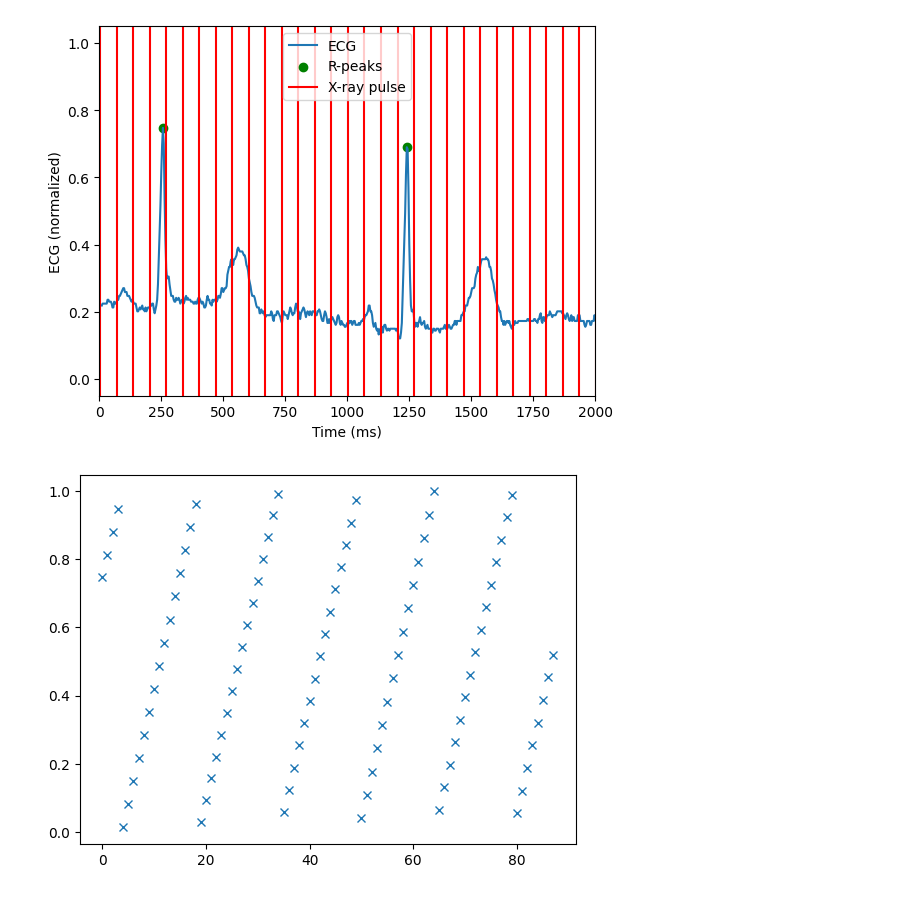
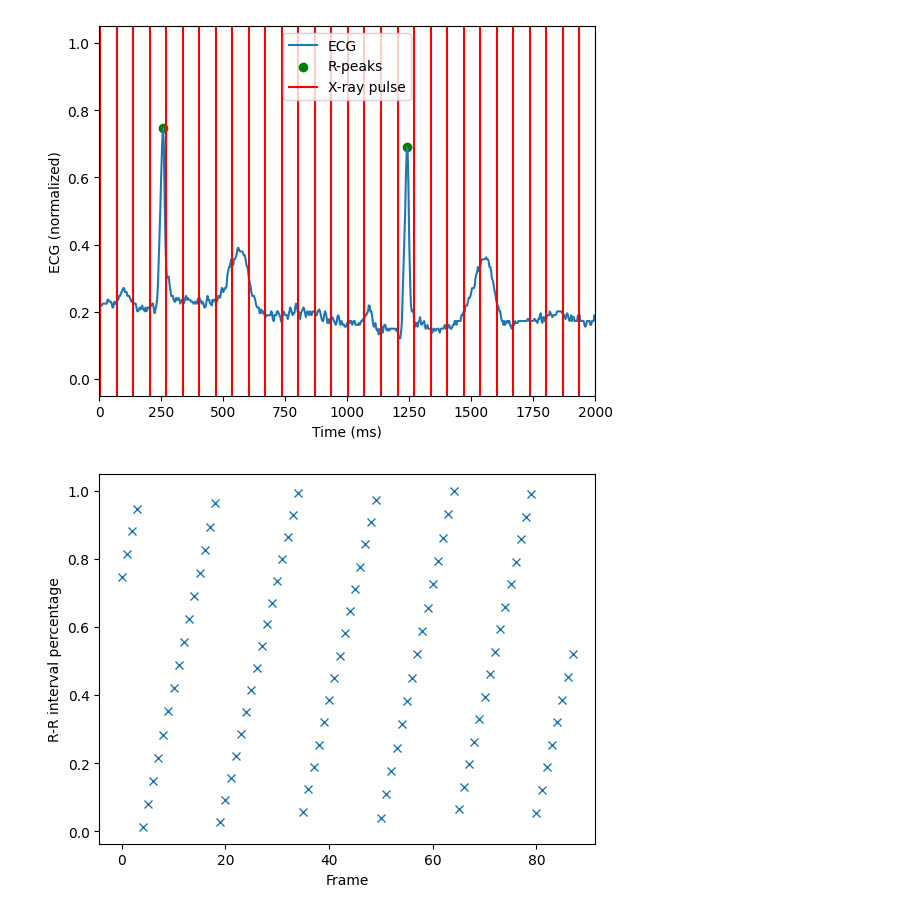
Before and after one commit to therlaup/DICOM2D-NeRF, a Jupyter notebook: camera_views.ipynb, the cells around one changed output. Cells and saved outputs as stored; diff of their text form; code cells hidden in the pictures.

```diff
--- a/camera_views.ipynb
+++ b/camera_views.ipynb
@@ -369,31 +313,33 @@ def calculate_RR_precentage_frame_times(ds):
     curve_data, curve_time_data, curve_time_step, frame_time_data, frame_pulse_width, number_of_frames, frame_time_step, r_peaks_indices = extract_ecg_data(ds)
 
     # Extract time points of R-peaks
     rr_time_data = curve_time_data[r_peaks_indices]
 
     # Check if there are enough R-peaks to calculate intervals
     if len(rr_time_data) <= 1:
         raise ValueError("Not enough R-peaks to calculate RR intervals")
 
     # Interpolate frame times to get R-R percentage
     # Values outside the range of R-peaks are set to -2 (before first R-peak) or -1 (after last R-peak)
     frame_rr_percentage = np.interp(frame_time_data, rr_time_data, np.arange(0, rr_time_data.size*100, 100), left=-2, right=-1)
 
     # Calculate average R-R interval
     average_rr_interval = np.mean(np.diff(rr_time_data))
 
     # Handle frames before the first R-peak and after the last R-peak
     for idx, value in enumerate(frame_rr_percentage):
         if value == -2:  # Frame is before the first R-peak
             frame_rr_percentage[idx] = (frame_time_data[idx] - rr_time_data[0])/average_rr_interval*100
         if value == -1:  # Frame is after the last R-peak
             frame_rr_percentage[idx] = (frame_time_data[idx] - rr_time_data[-1])/average_rr_interval*100
 
     # Normalize percentages to [0, 1] range
     return (frame_rr_percentage % 100) / 100
 
 # Plot the calculated R-R percentages
 plt.plot(calculate_RR_precentage_frame_times(ds),'x')
+plt.xlabel('Frame')
+plt.ylabel('R-R interval percentage')
 plt.show()
 # %% [output]
-[figure, old version]
+[figure, new version]
```
Also changed, not shown: parts of 21 cells of this notebook.
